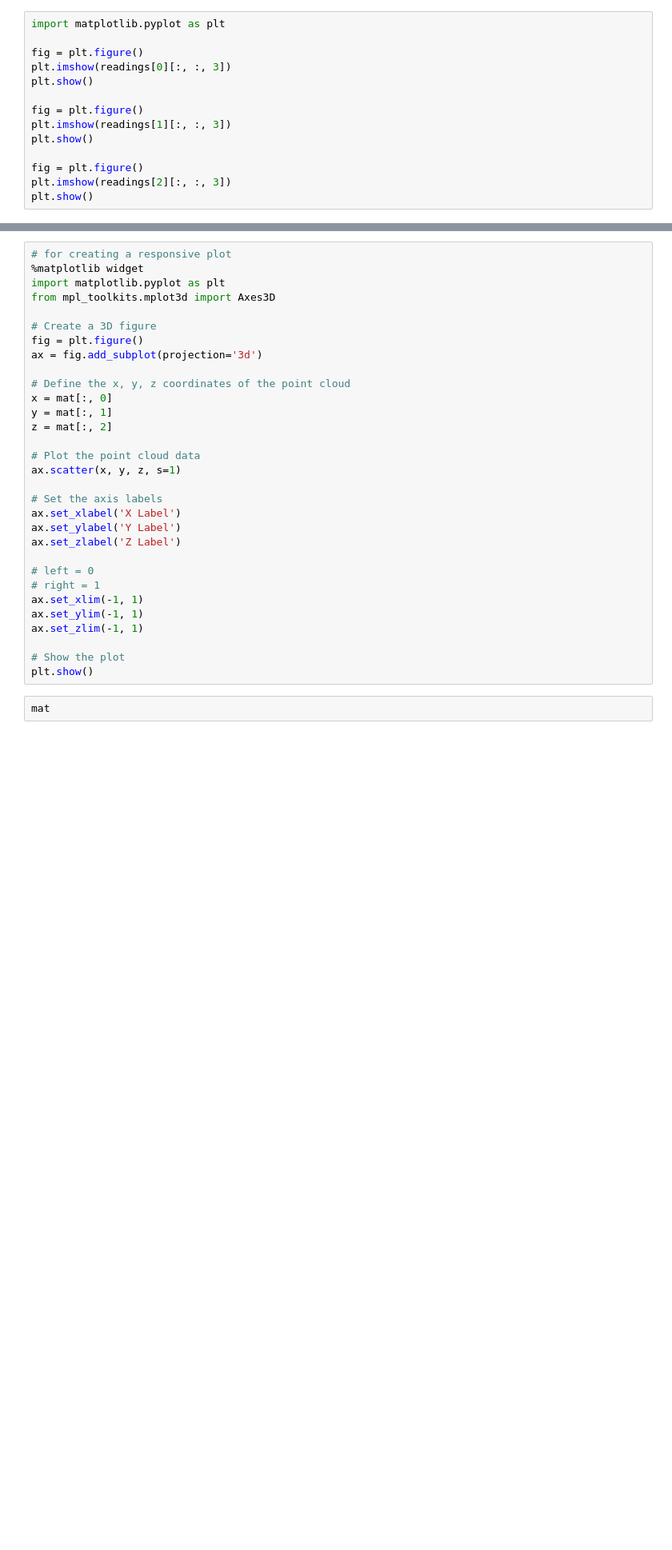
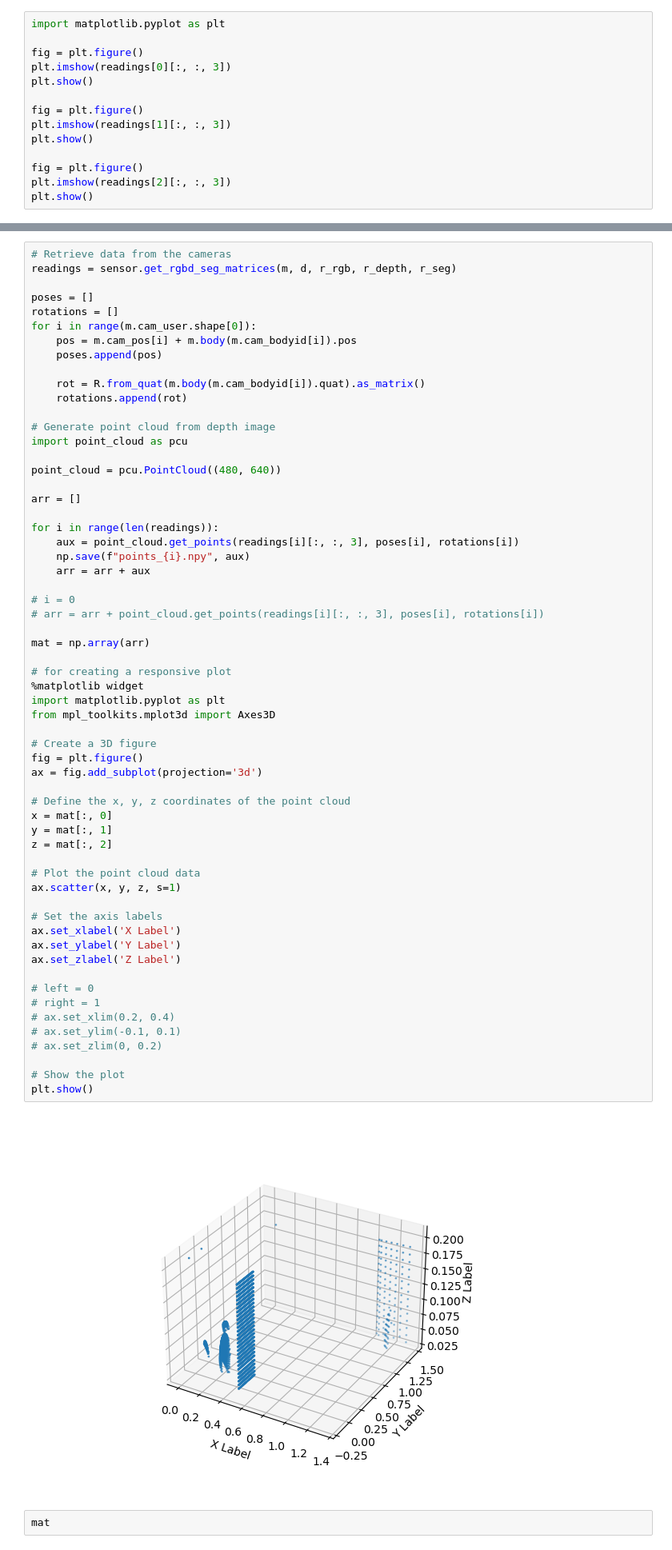
Before and after one commit to manavkulshrestha/ma, a Jupyter notebook: tec.ipynb, the cells around one changed output, grey strips where cells are left out. Shown at 80% size. Drawn from its saved outputs; the diff is of its cells as text; blank space fills up the shorter version.

Commit message:
Correct match to world coordinates. PENDING correct rotation

```diff
--- a/tec.ipynb
+++ b/tec.ipynb
@@ -137,34 +94,65 @@ mat.shape
 # %%
+# Retrieve data from the cameras
+readings = sensor.get_rgbd_seg_matrices(m, d, r_rgb, r_depth, r_seg)
+
+poses = []
+rotations = []
+for i in range(m.cam_user.shape[0]):
+    pos = m.cam_pos[i] + m.body(m.cam_bodyid[i]).pos
+    poses.append(pos)
+
+    rot = R.from_quat(m.body(m.cam_bodyid[i]).quat).as_matrix()
+    rotations.append(rot)
+
+# Generate point cloud from depth image
+import point_cloud as pcu
+
+point_cloud = pcu.PointCloud((480, 640))
+
+arr = []
+
+for i in range(len(readings)):
+    aux = point_cloud.get_points(readings[i][:, :, 3], poses[i], rotations[i])
+    np.save(f"points_{i}.npy", aux)
+    arr = arr + aux
+
+# i = 0
+# arr = arr + point_cloud.get_points(readings[i][:, :, 3], poses[i], rotations[i])
+
+mat = np.array(arr)
+
 # for creating a responsive plot
 %matplotlib widget
 import matplotlib.pyplot as plt
 from mpl_toolkits.mplot3d import Axes3D
 
 # Create a 3D figure
 fig = plt.figure()
 ax = fig.add_subplot(projection='3d')
 
 # Define the x, y, z coordinates of the point cloud
 x = mat[:, 0]
 y = mat[:, 1]
 z = mat[:, 2]
 
 # Plot the point cloud data
 ax.scatter(x, y, z, s=1)
 
 # Set the axis labels
 ax.set_xlabel('X Label')
 ax.set_ylabel('Y Label')
 ax.set_zlabel('Z Label')
 
 # left = 0
 # right = 1
-ax.set_xlim(-1, 1)
-ax.set_ylim(-1, 1)
-ax.set_zlim(-1, 1)
+# ax.set_xlim(0.2, 0.4)
+# ax.set_ylim(-0.1, 0.1)
+# ax.set_zlim(0, 0.2)
 
 # Show the plot
 plt.show()
+# %% [output]
+[figure, added]
 # %%
 mat
 # %% [markdown]
```
Also changed, not shown: parts of 7 cells of this notebook, 1 other file.
